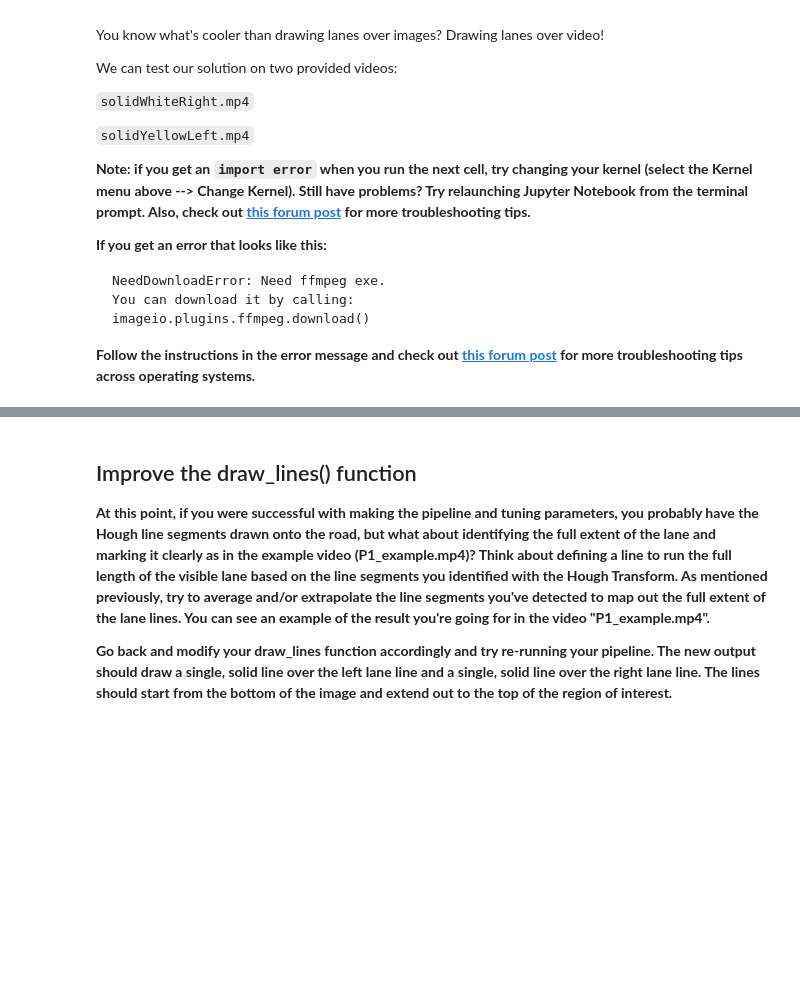
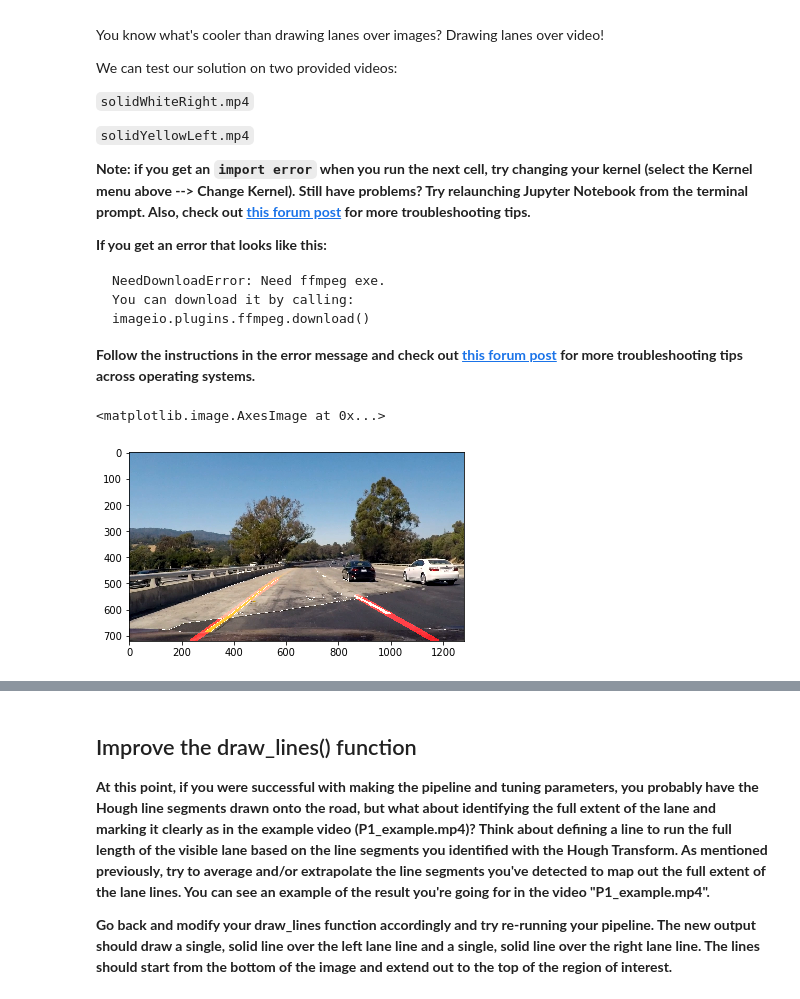
Before and after one commit to sshleifer/CarND-LaneLines-P1, a Jupyter notebook: Lanes.P1.ipynb, the cells around one changed output, grey strips where cells are left out. Saved outputs shown, nothing was run; the diff lists cells and outputs as text; code cells hidden in the pictures; blank space fills up the shorter version.

```diff
--- a/Lanes.P1.ipynb
+++ b/Lanes.P1.ipynb
@@ -235,0 +183,5 @@ def hough_lines(img, rho, theta, threshold, min_line_len, max_line_gap, consolid
+# %%
+imshow(process_image(clip3.get_frame(4.2), consolidate=True))
+# %% [output]
+<matplotlib.image.AxesImage at 0x...>
+[figure, added]
```
Also changed, not shown: parts of 7 cells of this notebook, 1 other file.
